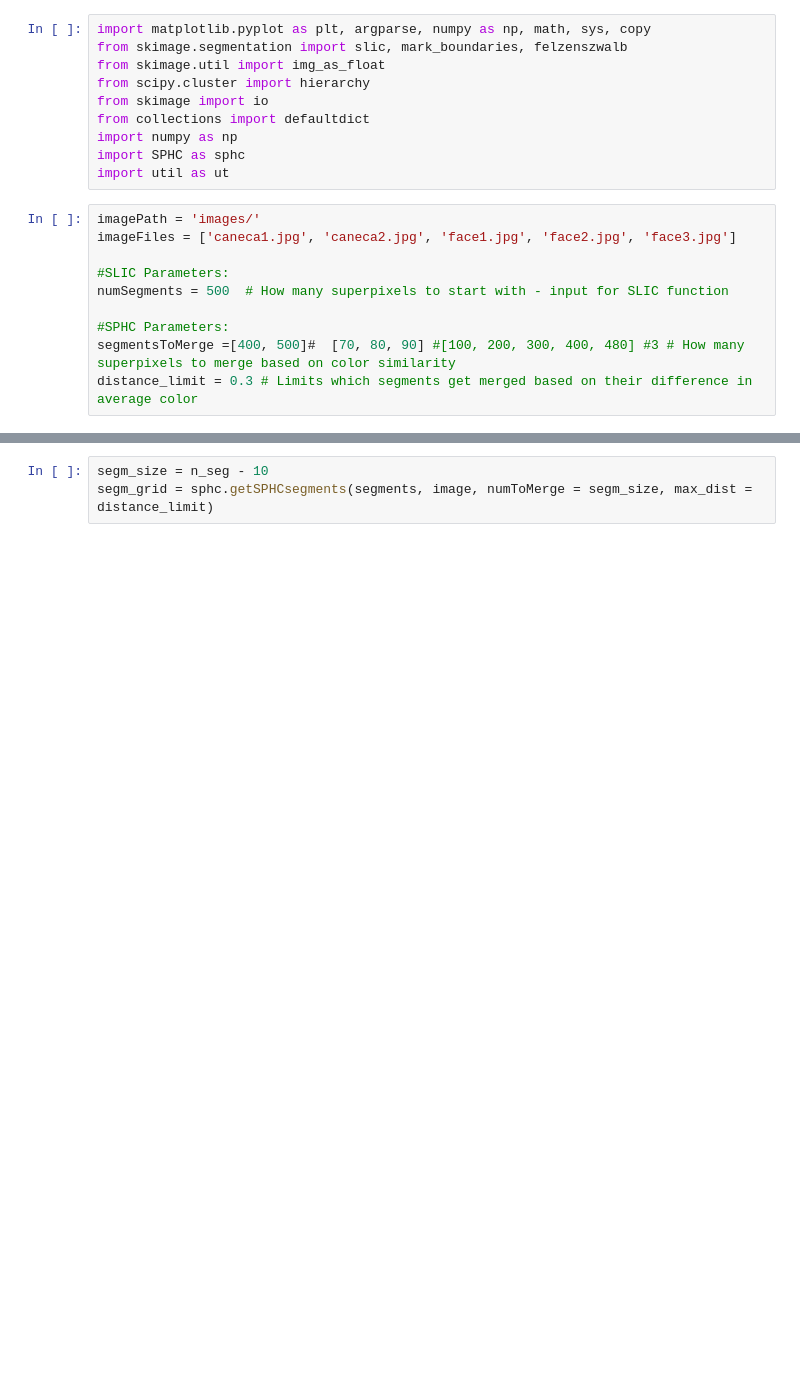
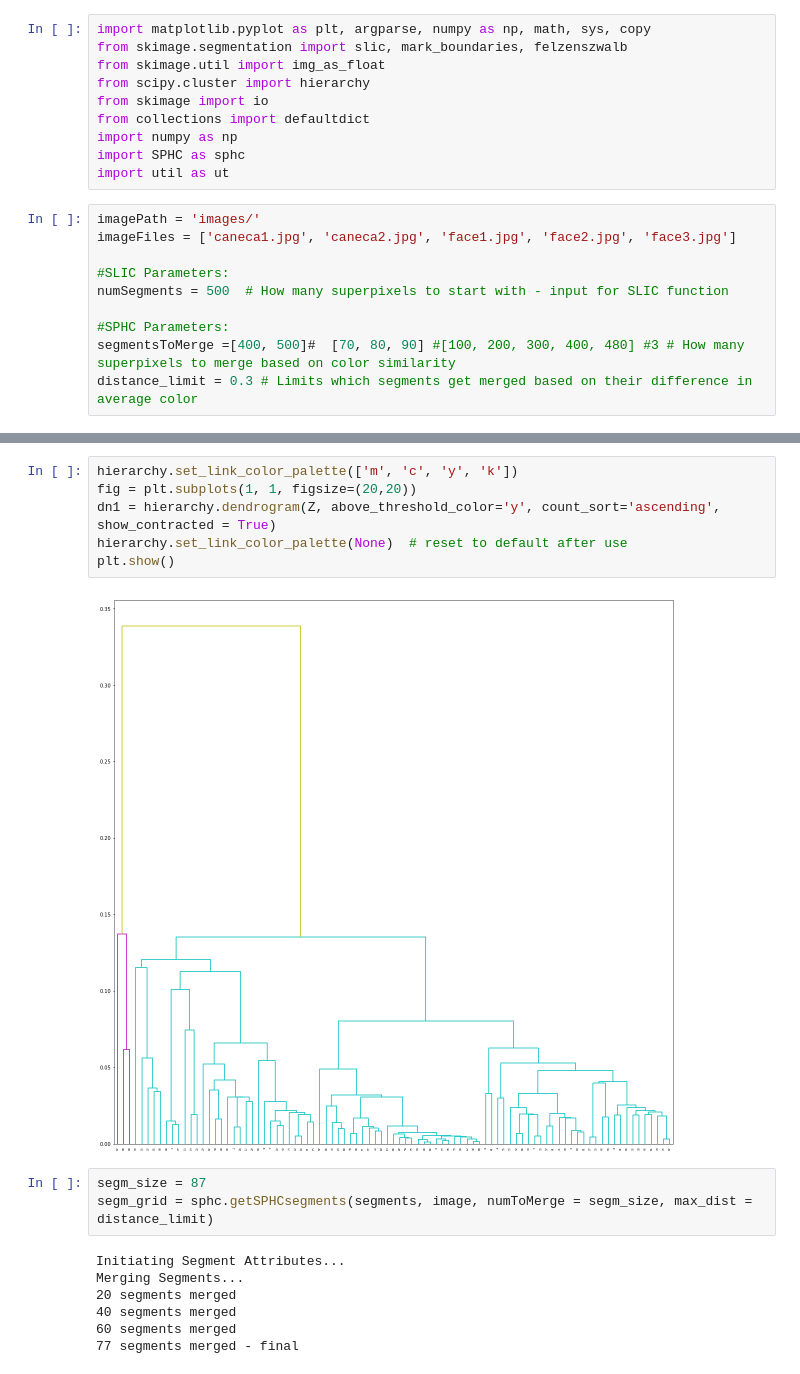
Before and after one commit to falreis/image-segm, a Jupyter notebook: code/segmentation.ipynb, the cells around one changed output, grey strips where cells are left out. Drawn from its saved outputs; the diff is of its cells as text; blank space fills up the shorter version.

```diff
--- a/code/segmentation.ipynb
+++ b/code/segmentation.ipynb
@@ -121,6 +169,21 @@ plt.show()
+# %%
+hierarchy.set_link_color_palette(['m', 'c', 'y', 'k'])
+fig = plt.subplots(1, 1, figsize=(20,20))
+dn1 = hierarchy.dendrogram(Z, above_threshold_color='y', count_sort='ascending', show_contracted = True)
+hierarchy.set_link_color_palette(None)  # reset to default after use
+plt.show()
+# %% [output]
+[figure, added]
 # %%
-segm_size = n_seg - 10
+segm_size = 87
 segm_grid = sphc.getSPHCsegments(segments, image, numToMerge = segm_size, max_dist = distance_limit)
+# %% [output]
+Initiating Segment Attributes...
+Merging Segments...
+20 segments merged
+40 segments merged
+60 segments merged
+77 segments merged - final
 # %%
 fig = plt.figure("Segments", figsize = (10,10))
 ax = fig.add_subplot(1,1,1)
```
Also changed, not shown: parts of 8 cells of this notebook, 3 other files.
